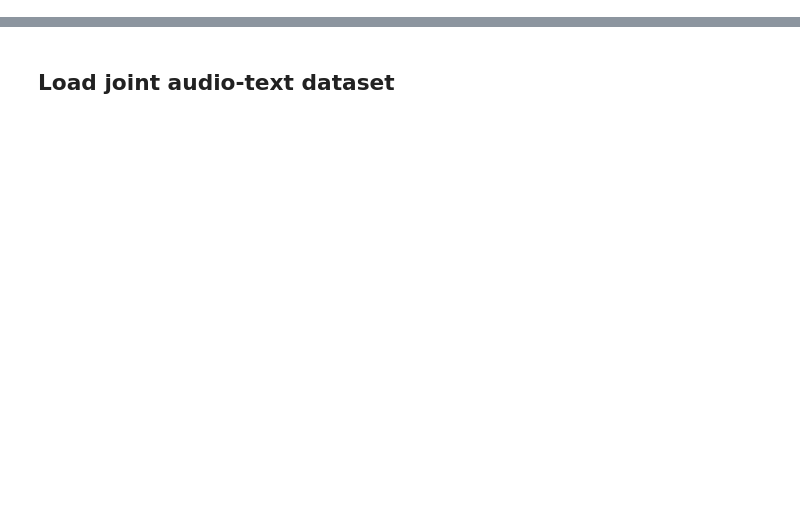
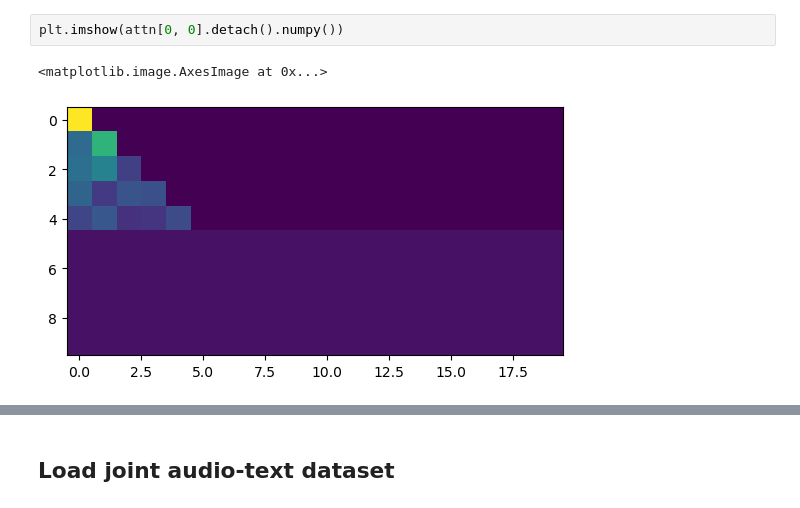
Before and after one commit to thefinnlab/isc_asynchrony_behavioral, a Jupyter notebook: code/notebooks/model04_ModelBuilding–AudioLLM.ipynb, the cells around one changed output, grey strips where cells are left out. Cells and saved outputs as stored; diff of their text form; blank space fills up the shorter version.

```diff
--- a/code/notebooks/model04_ModelBuilding–AudioLLM.ipynb
+++ b/code/notebooks/model04_ModelBuilding–AudioLLM.ipynb
@@ -18,0 +310,5 @@ The autoreload extension is already loaded. To reload it, use:
+# %%
+plt.imshow(attn[0, 0].detach().numpy())
+# %% [output]
+<matplotlib.image.AxesImage at 0x...>
+[figure, added]
```
Also changed, not shown: parts of 32 cells of this notebook, 35 other files.
